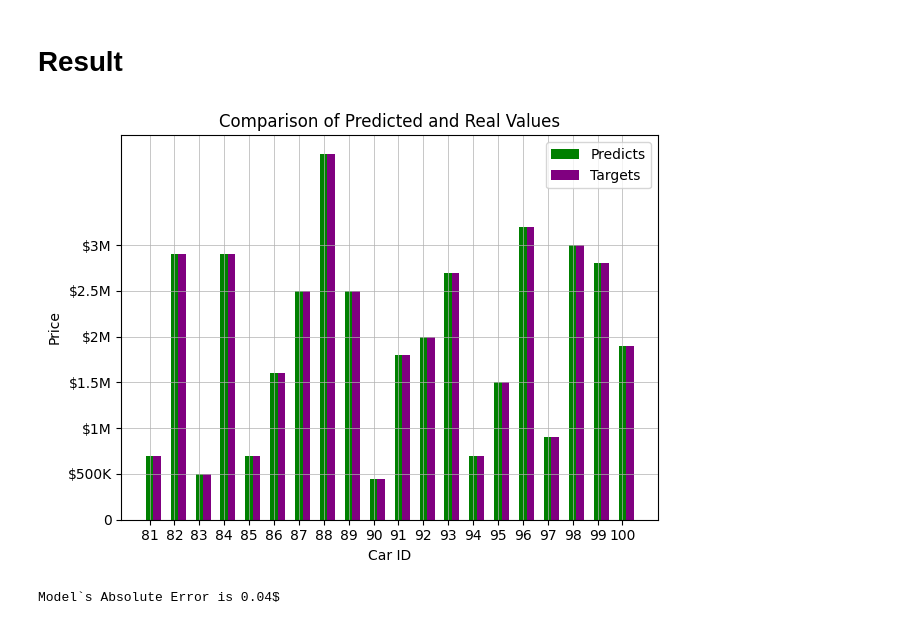
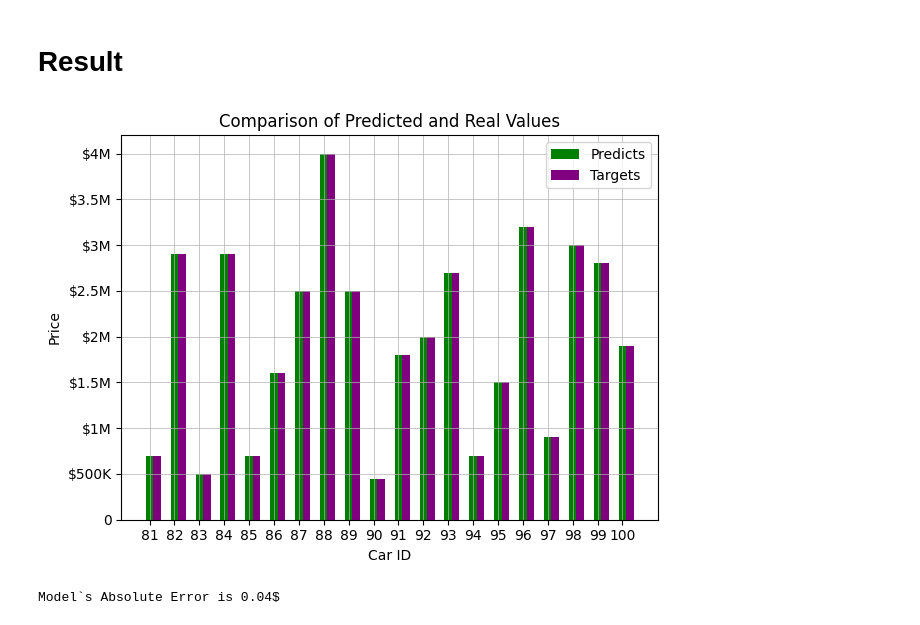
Before and after one commit to the2roock/Vehicle-Models-Classifier, a Jupyter notebook: notebook.ipynb, the cells around one changed output. Drawn from its saved outputs; the diff is of its cells as text; code cells hidden in the pictures.

```diff
--- a/notebook.ipynb
+++ b/notebook.ipynb
@@ -175,20 +177,21 @@ Epoch: 25000 --> Loss: 0.008056640625
 # %%
 # Model`s Success
 model.eval()
 with torch.no_grad():
     out = model(X_test)
 plt.bar(range(len(out)), out.flatten(), width=.3, color='green', label="Predicts")
 plt.bar([e + .3 for e in range(len(out))], y_test.flatten(), width=.3, color='purple', label="Targets")
 plt.grid(linewidth=.5)
 plt.legend()
 plt.title("Comparison of Predicted and Real Values")
 plt.xlabel("Car ID")
 plt.xticks(ticks=range(len(out)), labels=raw_data.Car_ID[-20:])
 plt.ylabel("Price")
-plt.yticks(ticks=[0, .5e6, 1.e6, 1.5e6, 2.0e6, 2.5e6, 3.0e6], labels=["0", "$500K", "$1M", "$1.5M", "$2M", "$2.5M", "$3M"])
+plt.yticks(ticks=[0, .5e6, 1.0e6, 1.5e6, 2.0e6, 2.5e6, 3.0e6, 3.5e6, 4.0e6], labels=["0", "$500K", "$1M", "$1.5M", "$2M", "$2.5M", "$3M", "$3.5M", "$4M"])
 plt.tight_layout()
+plt.savefig("plots/Comparison of Predicted and Real Values.png", dpi=300)
 # %% [output]
-[figure, old version]
+[figure, new version]
 # %%
 # MAE Score
 mae_error = (sum(abs(out.flatten() - y_test.flatten())) / len(out)).item()
```
Also changed, not shown: parts of 2 cells of this notebook, 3 other files.
